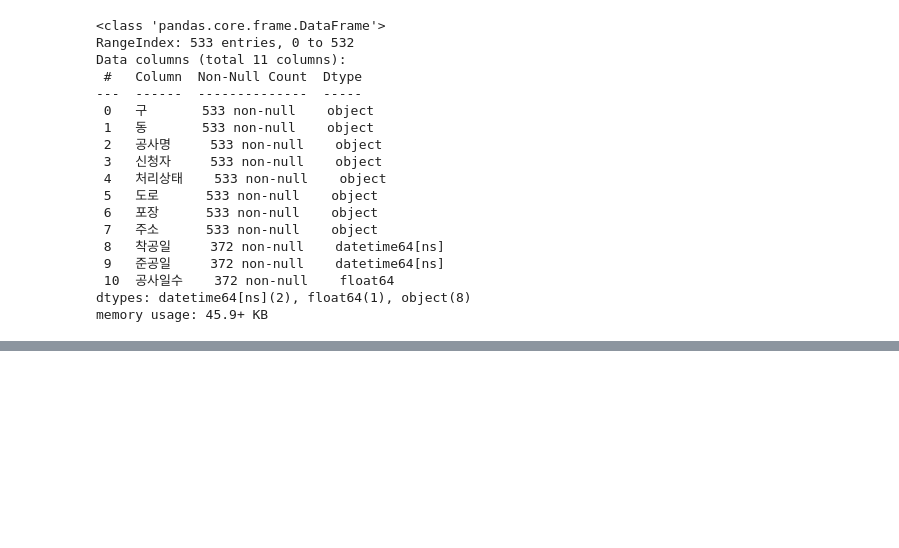
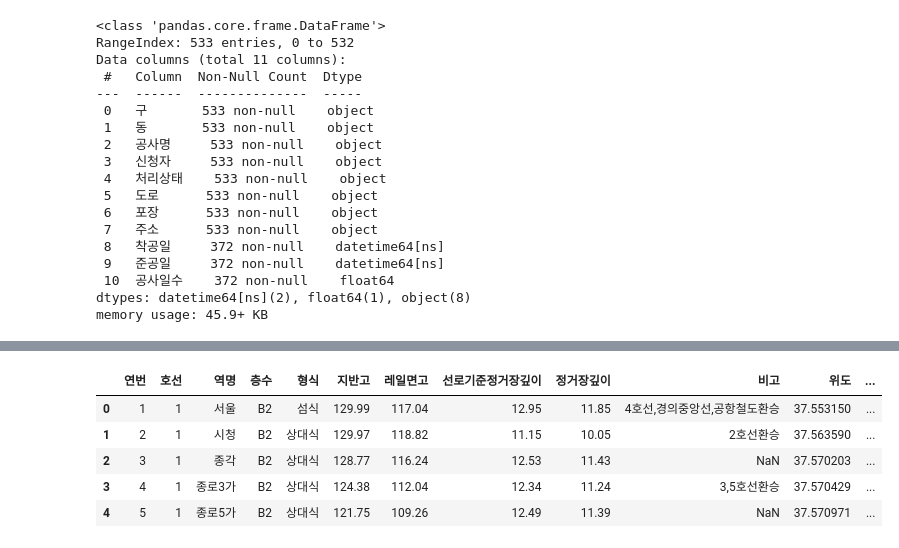
Before and after one commit to 25-1-SI/preprocessing, a Jupyter notebook: notebooks/preprocessing.ipynb, the cells around one changed output, grey strips where cells are left out. Saved outputs shown, nothing was run; the diff lists cells and outputs as text; code cells hidden in the pictures; blank space fills up the shorter version.

```diff
--- a/notebooks/preprocessing.ipynb
+++ b/notebooks/preprocessing.ipynb
@@ -408,0 +411,3 @@ road_construction_df.to_csv("data/processed/road_construction_processed.csv", in
+# %%
+subway_depth = pd.read_csv('data/raw_data/서울교통공사_역사심도정보_20241104.csv', encoding='cp949')
+subway_coordinate = pd.read_csv('data/raw_data/서울교통공사_1_8호선 역사 좌표(위경도) 정보_20241031.csv', encoding='cp949')
@@ -408,0 +530,38 @@ road_construction_df.to_csv("data/processed/road_construction_processed.csv", in
+# %%
+# 직접바꾸기
+subway_depth.loc[subway_depth['역명'] == '을지3가', '역명'] = '을지로3가'
+subway_depth.loc[subway_depth['역명'] == '을지4가', '역명'] = '을지로4가'
+subway_depth.loc[subway_depth['역명'] == '삼성', '역명'] = '삼성' # ?
+subway_depth.loc[subway_depth['역명'] == '구로디지털', '역명'] = '구로디지털단지'
+subway_depth.loc[subway_depth['역명'] == '미아삼거리', '역명'] = '미아사거리'
+subway_depth.loc[subway_depth['역명'] == '서울역', '역명'] = '서울'
+subway_depth.loc[subway_depth['역명'] == '애오게', '역명'] = '애오개'
+subway_depth.loc[subway_depth['역명'] == '동대문운동장', '역명'] = '동대문역사문화공원'
+subway_depth.loc[subway_depth['역명'] == '둔촌', '역명'] = '둔촌동'
+subway_depth.loc[subway_depth['역명'] == 'DMC', '역명'] = '디지털미디어시티'
+subway_coordinate.loc[subway_coordinate['역명'] == '총신대입구', '역명'] = '이수'
+subway_depth.loc[subway_depth['역명'] == '총신대입구', '역명'] = '이수'
+subway_depth.loc[subway_depth['역명'] == '숭실대', '역명'] = '숭실대입구'
+subway_depth.loc[(subway_depth['역명'] == '신대방') & (subway_depth['호선'] == '7'), '역명'] = '신대방삼거리'
+subway_depth.loc[subway_depth['역명'] == '삼성', '역명'] = '삼성'
+subway_depth.loc[subway_depth['역명'] == '광명', '역명'] = '광명사거리'
+# %%
+# 깊이정보 데이터에 위경도 좌표 추가하기
+subway_depth.columns = subway_depth.columns.str.strip()
+subway_coordinate.columns = subway_coordinate.columns.str.strip()
+
+merged = pd.merge(
+    subway_depth,
+    subway_coordinate[["호선", "역명", "위도", "경도"]],
+    how="left",
+    on=["호선", "역명"]
+)
+
+merged.head()
+# %% [output]
+|  | 연번 | 호선 | 역명 | 층수 | 형식 | 지반고 | 레일면고 | 선로기준정거장깊이 | 정거장깊이 | 비고 | 위도 | ... |
+| 0 | 1 | 1 | 서울 | B2 | 섬식 | 129.99 | 117.04 | 12.95 | 11.85 | 4호선,경의중앙선,공항철도환승 | 37.553150 | ... |
+| 1 | 2 | 1 | 시청 | B2 | 상대식 | 129.97 | 118.82 | 11.15 | 10.05 | 2호선환승 | 37.563590 | ... |
+| 2 | 3 | 1 | 종각 | B2 | 상대식 | 128.77 | 116.24 | 12.53 | 11.43 | NaN | 37.570203 | ... |
+| 3 | 4 | 1 | 종로3가 | B2 | 상대식 | 124.38 | 112.04 | 12.34 | 11.24 | 3,5호선환승 | 37.570429 | ... |
+| 4 | 5 | 1 | 종로5가 | B2 | 상대식 | 121.75 | 109.26 | 12.49 | 11.39 | NaN | 37.570971 | ... |
```
Also changed, not shown: parts of 13 cells of this notebook, 1 other file.
